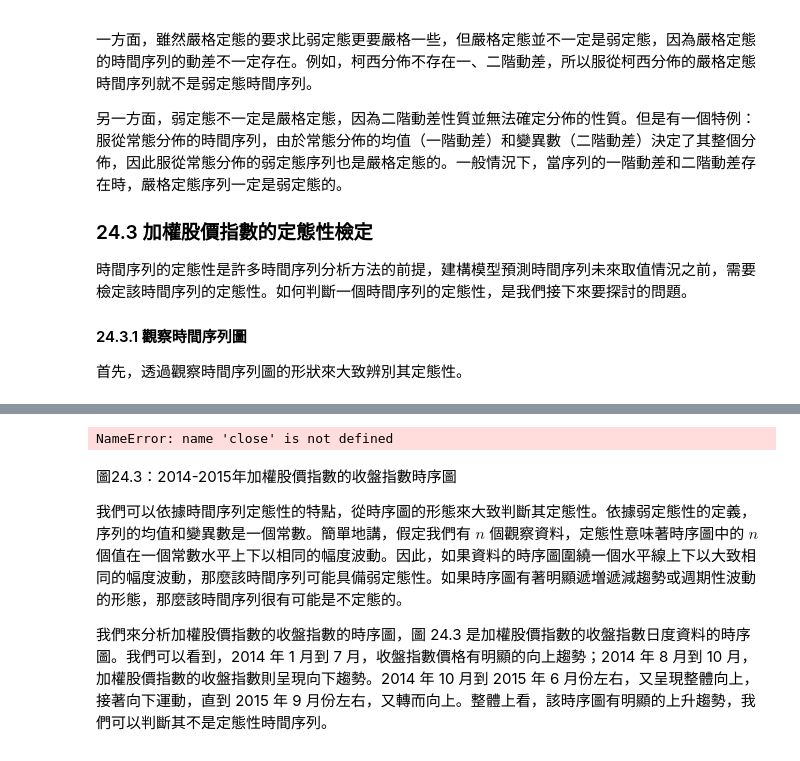
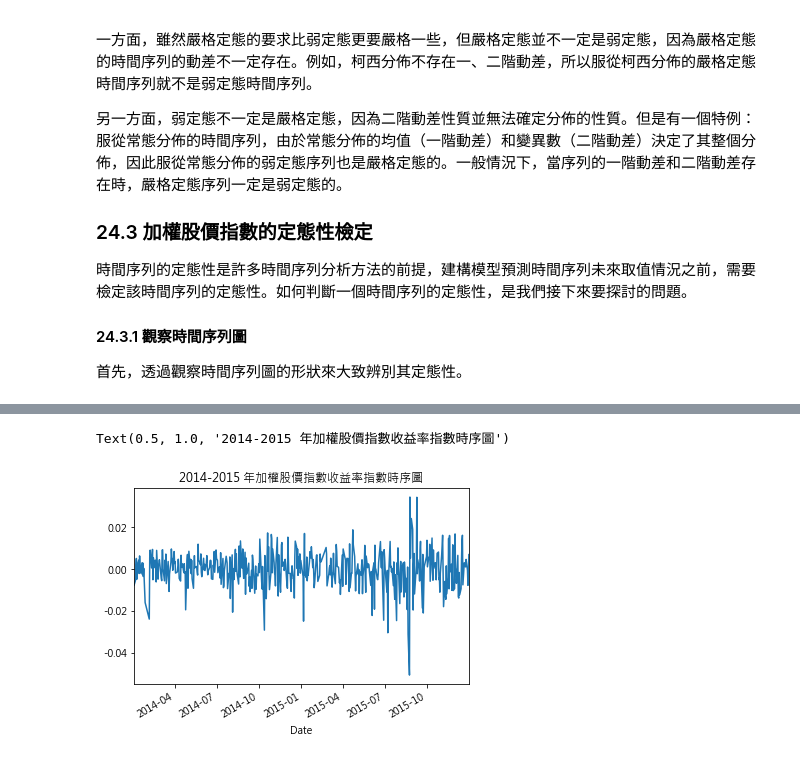
Before and after one commit to okluda/finpy_practice, a Jupyter notebook: ch_24.ipynb, the cells around one changed output, grey strips where cells are left out. Saved outputs shown, nothing was run; the diff lists cells and outputs as text; code cells hidden in the pictures.

```diff
--- a/ch_24.ipynb
+++ b/ch_24.ipynb
@@ -179,11 +199,6 @@ $$F_X(x_{t_1},...,x_{t_n})=F_X(x_{t_1+\tau},...,x_{t_n+\tau})$$
 # %%
-close.plot()
-plot.title('2014-2015 年加權股價指數收盤指數時序圖')
+taiexRet.plot()
+plt.title('2014-2015 年加權股價指數收益率指數時序圖')
 # %% [output]
-NameError: name 'close' is not defined
+Text(0.5, 1.0, '2014-2015 年加權股價指數收益率指數時序圖')
+[figure, added]
-# %% [markdown]
-圖24.3：2014-2015年加權股價指數的收盤指數時序圖
-
-我們可以依據時間序列定態性的特點，從時序圖的形態來大致判斷其定態性。依據弱定態性的定義，序列的均值和變異數是一個常數。簡單地講，假定我們有 $n$ 個觀察資料，定態性意味著時序圖中的 $n$ 個值在一個常數水平上下以相同的幅度波動。因此，如果資料的時序圖圍繞一個水平線上下以大致相同的幅度波動，那麼該時間序列可能具備弱定態性。如果時序圖有著明顯遞増遞減趨勢或週期性波動的形態，那麼該時間序列很有可能是不定態的。
-
-我們來分析加權股價指數的收盤指數的時序圖，圖 24.3 是加權股價指數的收盤指數日度資料的時序圖。我們可以看到，2014 年 1 月到 7 月，收盤指數價格有明顯的向上趨勢；2014 年 8 月到 10 月，加權股價指數的收盤指數則呈現向下趨勢。2014 年 10 月到 2015 年 6 月份左右，又呈現整體向上，接著向下運動，直到 2015 年 9 月份左右，又轉而向上。整體上看，該時序圖有明顯的上升趨勢，我們可以判斷其不是定態性時間序列。
```
Also changed, not shown: parts of 5 cells of this notebook.
